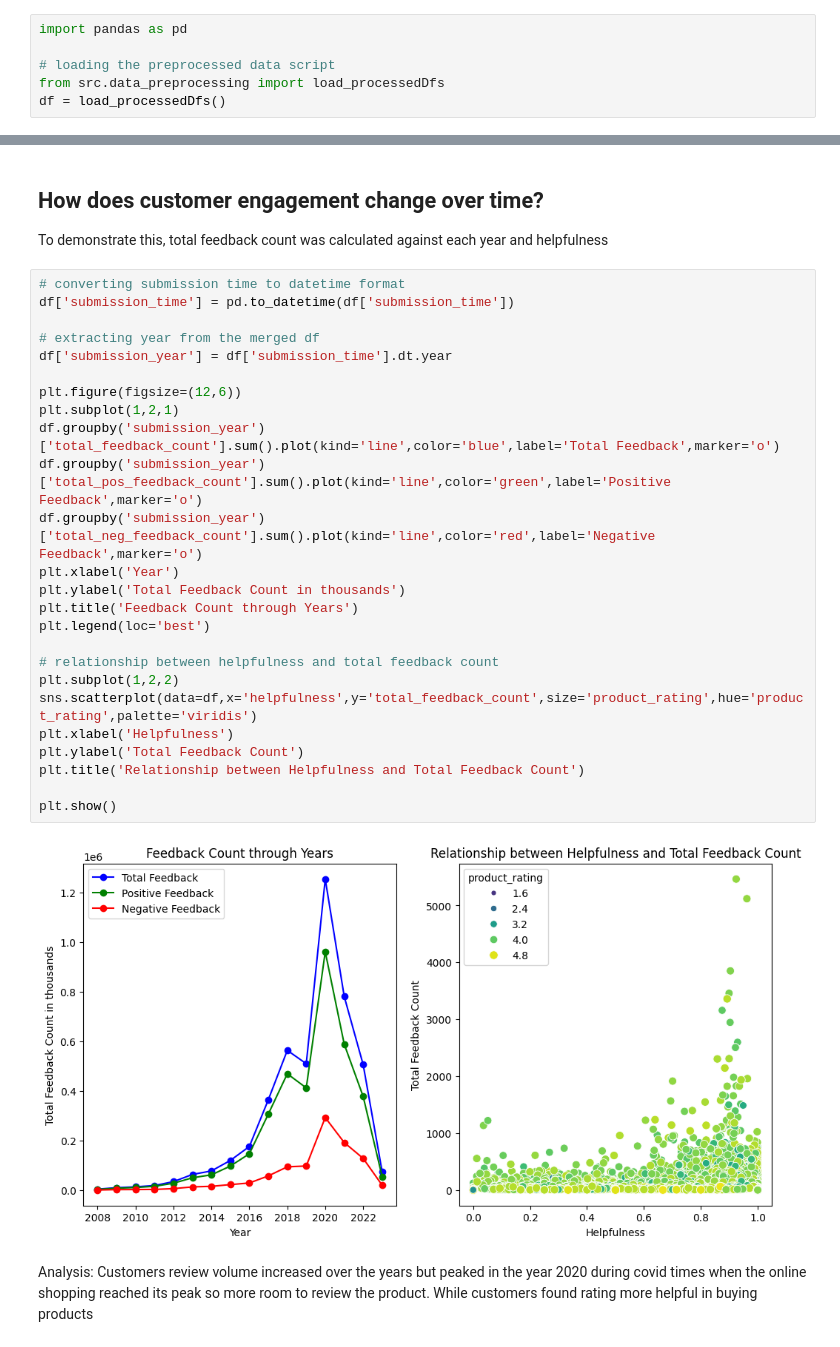
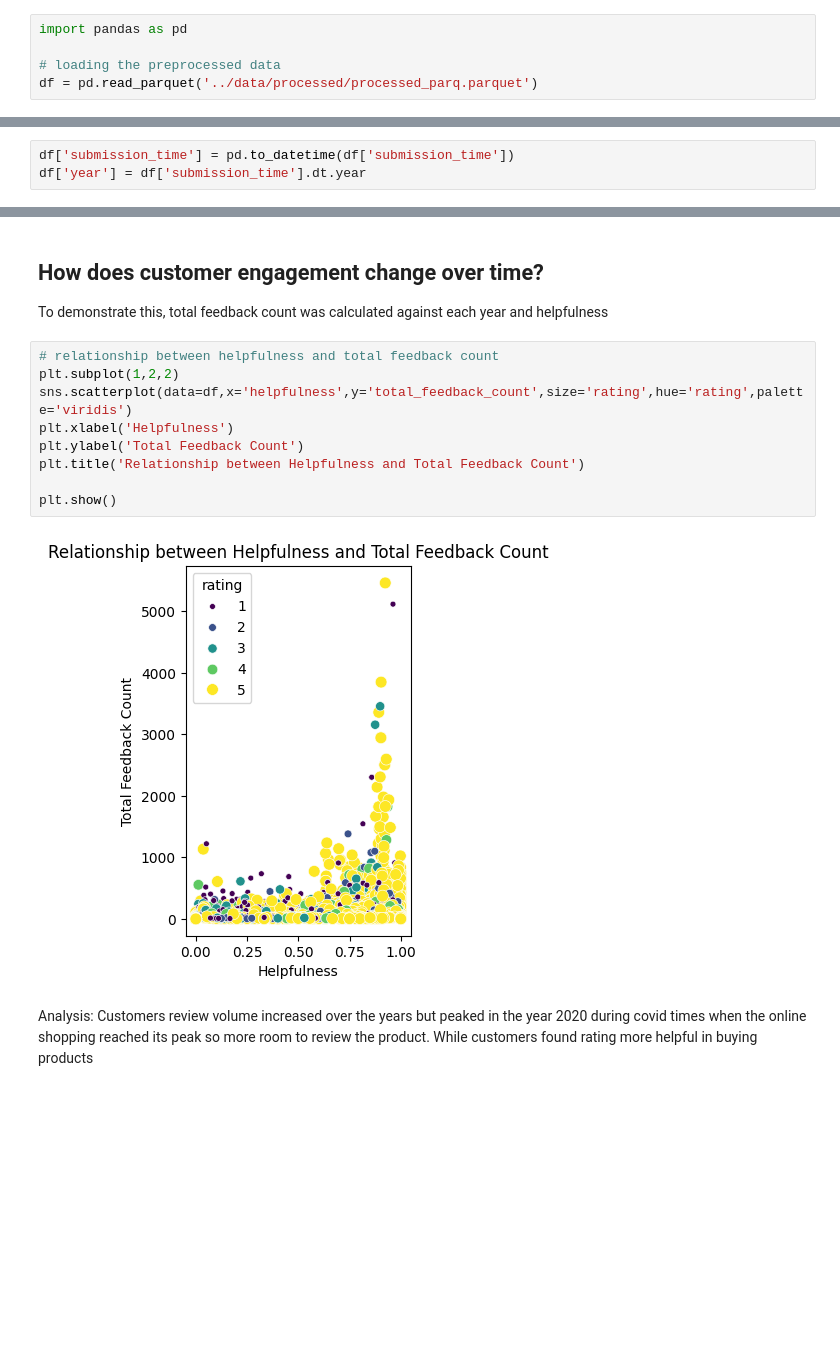
Before and after one commit to aditidas3/Sephora_product_review_analysis, a Jupyter notebook: notebooks/01_eda.ipynb, the cells around one changed output, grey strips where cells are left out. Cells and saved outputs as stored; diff of their text form; blank space fills up the shorter version.

```diff
--- a/notebooks/01_eda.ipynb
+++ b/notebooks/01_eda.ipynb
@@ -4,8 +7,7 @@ Sephora dataset contains customer reviews and product metadata for its products.
 # %%
 import pandas as pd
 
-# loading the preprocessed data script
-from src.data_preprocessing import load_processedDfs
-df = load_processedDfs()
+# loading the preprocessed data
+df = pd.read_parquet('../data/processed/processed_parq.parquet')
 # %%
 print('Shape of the dataset',df.shape)
@@ -128,6 +145,9 @@ Brand level price positioning further reinforces this pattern with most brands c
 # %% [markdown]
 ## How do ratings evolve over time?
 To analyze this, review submission time was plotted against total number of ratings for each year.
+# %%
+df['submission_time'] = pd.to_datetime(df['submission_time'])
+df['year'] = df['submission_time'].dt.year
 # %%
 plt.figure(figsize=(12,6))
 
@@ -148,31 +167,15 @@ Analysis : Product engagement shows a steady increase after 2016 as Sephora  exp
 ## How does customer engagement change over time?
 To demonstrate this, total feedback count was calculated against each year and helpfulness
 # %%
-# converting submission time to datetime format
-df['submission_time'] = pd.to_datetime(df['submission_time'])
-
-# extracting year from the merged df
-df['submission_year'] = df['submission_time'].dt.year
-
-plt.figure(figsize=(12,6))
-plt.subplot(1,2,1)
-df.groupby('submission_year')['total_feedback_count'].sum().plot(kind='line',color='blue',label='Total Feedback',marker='o')
-df.groupby('submission_year')['total_pos_feedback_count'].sum().plot(kind='line',color='green',label='Positive Feedback',marker='o')
-df.groupby('submission_year')['total_neg_feedback_count'].sum().plot(kind='line',color='red',label='Negative Feedback',marker='o')
-plt.xlabel('Year')
-plt.ylabel('Total Feedback Count in thousands')
-plt.title('Feedback Count through Years')
-plt.legend(loc='best')
-
 # relationship between helpfulness and total feedback count
 plt.subplot(1,2,2)
-sns.scatterplot(data=df,x='helpfulness',y='total_feedback_count',size='product_rating',hue='product_rating',palette='viridis')
+sns.scatterplot(data=df,x='helpfulness',y='total_feedback_count',size='rating',hue='rating',palette='viridis')
 plt.xlabel('Helpfulness')
 plt.ylabel('Total Feedback Count')
 plt.title('Relationship between Helpfulness and Total Feedback Count')
 
 plt.show()
 # %% [output]
-[figure, old version]
+[figure, new version]
 # %% [markdown]
 Analysis: Customers review volume increased over the years but peaked in the year 2020 during covid times when the online shopping reached its peak so more room to review the product. While customers found rating more helpful in buying products
```
Also changed, not shown: parts of 9 cells of this notebook.
